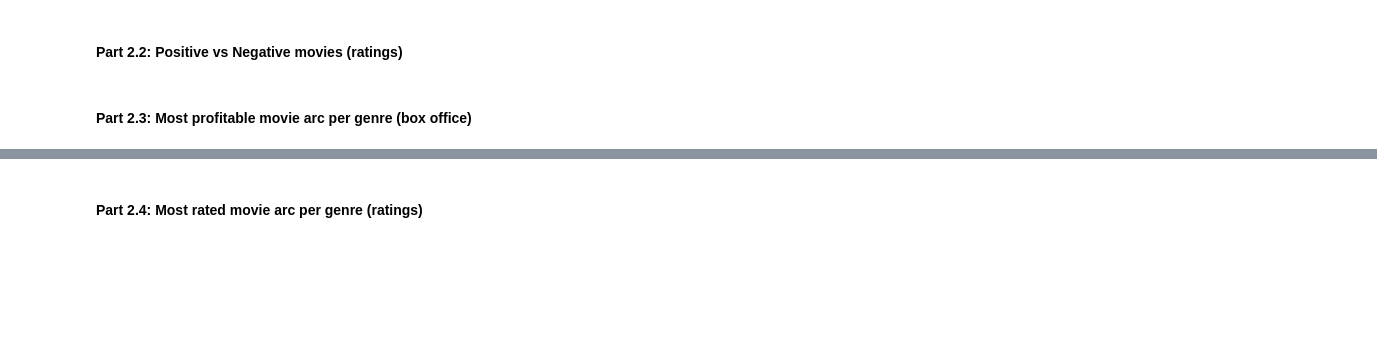
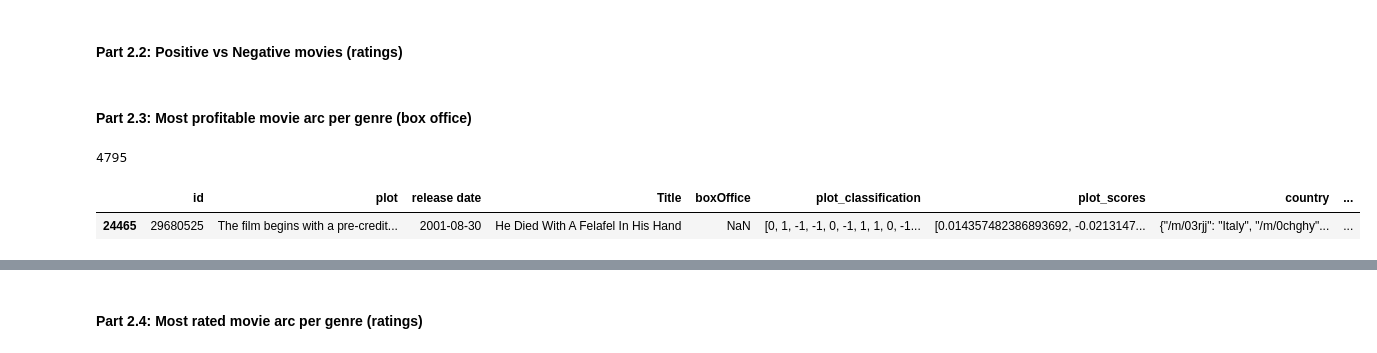
Before and after one commit to epfl-ada/ada-2022-project-runtimeterror, a Jupyter notebook: milestone2.ipynb, the cells around one changed output, grey strips where cells are left out. Cells and saved outputs as stored; diff of their text form; code cells hidden in the pictures; blank space fills up the shorter version.

```diff
--- a/milestone2.ipynb
+++ b/milestone2.ipynb
@@ -491,7 +488,7 @@ for dataset in dataset_by_genre.keys():
 #### Part 2.3: Most profitable movie arc per genre (box office)
 # %%
 boxOffice_df = processed_df.copy()
-boxOffice_df.drona(subset='boxOffice', inplace=True)
+boxOffice_df.dropna(subset='boxOffice', inplace=True)
 boxOffice_df['country'] = boxOffice_df['country'].apply(lambda d: list(json.loads(d).values()))
 boxOffice_df['one'] = boxOffice_df['country'].apply(lambda d: len(d)==1)
 boxOffice_df = boxOffice_df[boxOffice_df['one'] ]
@@ -503,3 +500,5 @@ m_df = boxOffice_df[['country', 'boxOffice']].groupby('country').transform(lambd
 m_df.dropna(subset=['boxOffice'], inplace=True)
 m_df = m_df[['id', 'boxOffice']]
 m_df.shape[0]
+# %% [output]
+4795
@@ -508,3 +505,9 @@ m_df.head()
+# %%
+m_df.head()
+comedy_df[comedy_df['cluster_id'] != 0].head()
+# %% [output]
+|  | id | plot | release date | Title | boxOffice | plot_classification | plot_scores | country | ... |
+| 24465 | 29680525 | The film begins with a pre-credit... | 2001-08-30 | He Died With A Felafel In His Hand | NaN | [0, 1, -1, -1, 0, -1, 1, 1, 0, -1... | [0.014357482386893692, -0.0213147... | {"/m/03rjj": "Italy", "/m/0chghy"... | ... |
 # %%
 norm_comedy_df = comedy_df.drop(['boxOffice'], axis=1).merge(m_df, left_on='id', right_on='id')
 norm_comedy_df['release date'] = pd.to_datetime(norm_comedy_df['release date'])
```
Also changed, not shown: parts of 19 cells of this notebook.
